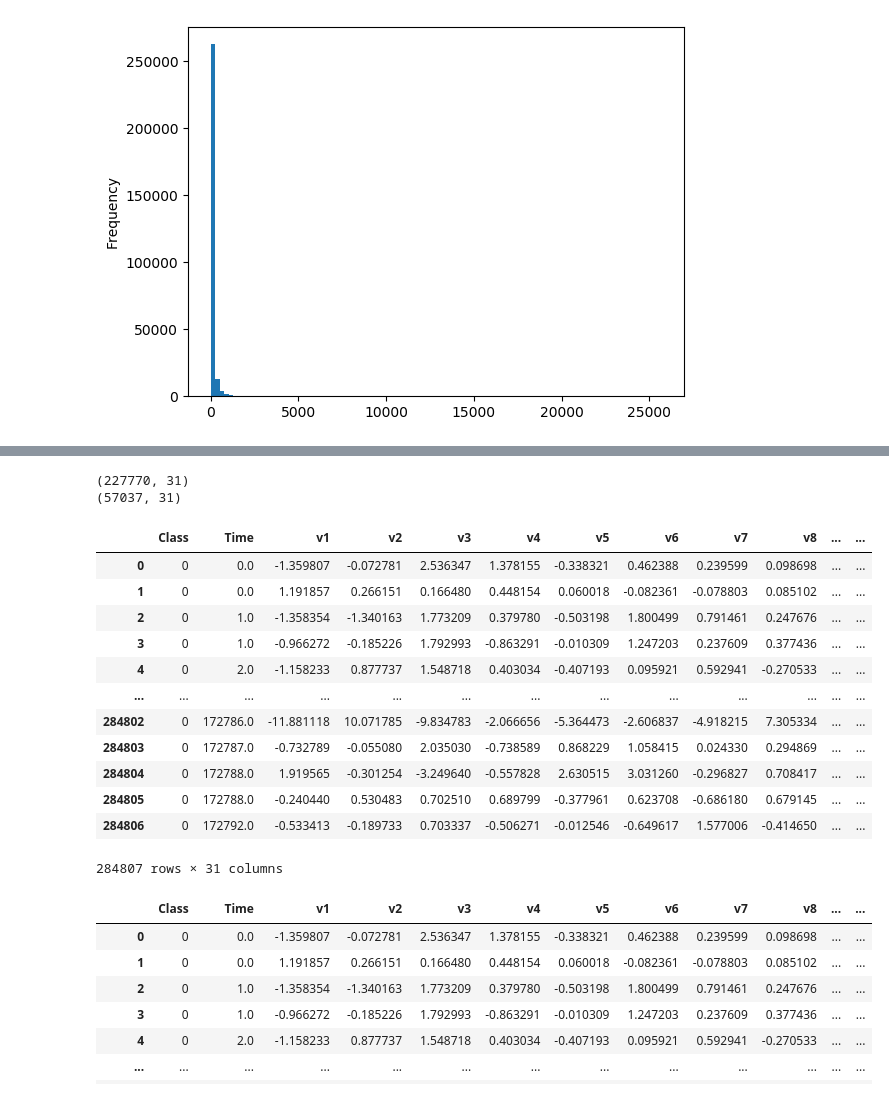
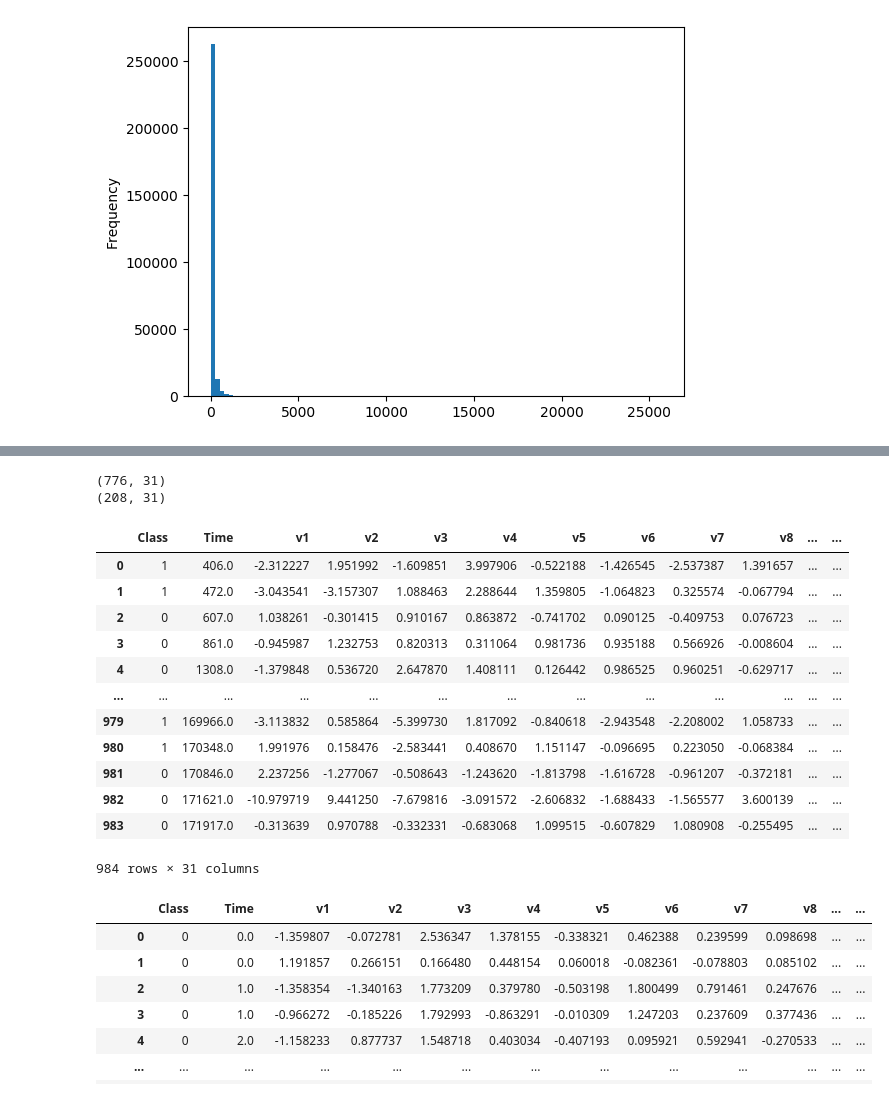
Before and after one commit to conorhamill36/CreditCardFraud, a Jupyter notebook: CreditCardFraud.ipynb, the cells around one changed output, grey strips where cells are left out. Saved outputs shown, nothing was run; the diff lists cells and outputs as text; code cells hidden in the pictures.

Commit message:
Undersampling and standard scaler implemented

```diff
--- a/CreditCardFraud.ipynb
+++ b/CreditCardFraud.ipynb
@@ -165,0 +228,2 @@ len(cc_df['Class'])
+# %%
+cc_df_undersamp = pd.concat([cc_df_undersamp,cc_df[cc_df['Class'] == 1]])
@@ -165,0 +235,9 @@ len(cc_df['Class'])
+# %%
+#Making pipeline
+prep_pipeline = Pipeline([
+    ('std scaler', StandardScaler())
+])
+# %%
+#Using pipeline, adding data back in to dataframe
+prep_pipeline.fit(cc_df_undersamp)
+cc_df_undersamp.update(prep_pipeline.transform(cc_df_undersamp))
@@ -184,0 +256,3 @@ cc_df.sort_index()
+# %%
+cc_df_undersamp = cc_df_undersamp.reindex()
+cc_df_undersamp = cc_df_undersamp.sort_index()
@@ -185,34 +275,34 @@ cc_df.sort_index()
 # %%
-len(cc_df)
+len(cc_df_undersamp)
 #Splitting in to test and training data
-mask = np.random.rand(len(cc_df)) < 0.8
-train_data = cc_df[mask]
-test_data = cc_df[~mask]
+mask = np.random.rand(len(cc_df_undersamp)) < 0.8
+train_data = cc_df_undersamp[mask]
+test_data = cc_df_undersamp[~mask]
 print(np.shape(train_data))
 print(np.shape(test_data))
 
 # train_data, test_data = np.split(model_data.sample(frac=1, random_state=1729), [int(0.7 * len(cc_df))])
 # print(train_data.shape, test_data.shape)
 # %% [output]
-(227770, 31)
-(57037, 31)
+(776, 31)
+(208, 31)
 # %%
 #Moves label to first column, so is formatted correctly for xgboost
-pd.concat([cc_df['Class'], cc_df.drop(['Class'], axis=1)], axis=1)
+pd.concat([cc_df_undersamp['Class'], cc_df_undersamp.drop(['Class'], axis=1)], axis=1).reset_index().drop(columns = ['index'])
 # %% [output]
 |  | Class | Time | v1 | v2 | v3 | v4 | v5 | v6 | v7 | v8 | ... | ... |
-| 0 | 0 | 0.0 | -1.359807 | -0.072781 | 2.536347 | 1.378155 | -0.338321 | 0.462388 | 0.239599 | 0.098698 | ... | ... |
-| 1 | 0 | 0.0 | 1.191857 | 0.266151 | 0.166480 | 0.448154 | 0.060018 | -0.082361 | -0.078803 | 0.085102 | ... | ... |
-| 2 | 0 | 1.0 | -1.358354 | -1.340163 | 1.773209 | 0.379780 | -0.503198 | 1.800499 | 0.791461 | 0.247676 | ... | ... |
-| 3 | 0 | 1.0 | -0.966272 | -0.185226 | 1.792993 | -0.863291 | -0.010309 | 1.247203 | 0.237609 | 0.377436 | ... | ... |
-| 4 | 0 | 2.0 | -1.158233 | 0.877737 | 1.548718 | 0.403034 | -0.407193 | 0.095921 | 0.592941 | -0.270533 | ... | ... |
+| 0 | 1 | 406.0 | -2.312227 | 1.951992 | -1.609851 | 3.997906 | -0.522188 | -1.426545 | -2.537387 | 1.391657 | ... | ... |
+| 1 | 1 | 472.0 | -3.043541 | -3.157307 | 1.088463 | 2.288644 | 1.359805 | -1.064823 | 0.325574 | -0.067794 | ... | ... |
+| 2 | 0 | 607.0 | 1.038261 | -0.301415 | 0.910167 | 0.863872 | -0.741702 | 0.090125 | -0.409753 | 0.076723 | ... | ... |
+| 3 | 0 | 861.0 | -0.945987 | 1.232753 | 0.820313 | 0.311064 | 0.981736 | 0.935188 | 0.566926 | -0.008604 | ... | ... |
+| 4 | 0 | 1308.0 | -1.379848 | 0.536720 | 2.647870 | 1.408111 | 0.126442 | 0.986525 | 0.960251 | -0.629717 | ... | ... |
 | ... | ... | ... | ... | ... | ... | ... | ... | ... | ... | ... | ... | ... |
-| 284802 | 0 | 172786.0 | -11.881118 | 10.071785 | -9.834783 | -2.066656 | -5.364473 | -2.606837 | -4.918215 | 7.305334 | ... | ... |
-| 284803 | 0 | 172787.0 | -0.732789 | -0.055080 | 2.035030 | -0.738589 | 0.868229 | 1.058415 | 0.024330 | 0.294869 | ... | ... |
-| 284804 | 0 | 172788.0 | 1.919565 | -0.301254 | -3.249640 | -0.557828 | 2.630515 | 3.031260 | -0.296827 | 0.708417 | ... | ... |
-| 284805 | 0 | 172788.0 | -0.240440 | 0.530483 | 0.702510 | 0.689799 | -0.377961 | 0.623708 | -0.686180 | 0.679145 | ... | ... |
-| 284806 | 0 | 172792.0 | -0.533413 | -0.189733 | 0.703337 | -0.506271 | -0.012546 | -0.649617 | 1.577006 | -0.414650 | ... | ... |
+| 979 | 1 | 169966.0 | -3.113832 | 0.585864 | -5.399730 | 1.817092 | -0.840618 | -2.943548 | -2.208002 | 1.058733 | ... | ... |
+| 980 | 1 | 170348.0 | 1.991976 | 0.158476 | -2.583441 | 0.408670 | 1.151147 | -0.096695 | 0.223050 | -0.068384 | ... | ... |
+| 981 | 0 | 170846.0 | 2.237256 | -1.277067 | -0.508643 | -1.243620 | -1.813798 | -1.616728 | -0.961207 | -0.372181 | ... | ... |
+| 982 | 0 | 171621.0 | -10.979719 | 9.441250 | -7.679816 | -3.091572 | -2.606832 | -1.688433 | -1.565577 | 3.600139 | ... | ... |
+| 983 | 0 | 171917.0 | -0.313639 | 0.970788 | -0.332331 | -0.683068 | 1.099515 | -0.607829 | 1.080908 | -0.255495 | ... | ... |
-284807 rows × 31 columns
+984 rows × 31 columns
 # %%
 pd.concat([cc_df['Class'], cc_df.drop(['Class'], axis=1)], axis=1)
 # %% [output]
```
Also changed, not shown: parts of 18 cells of this notebook.
